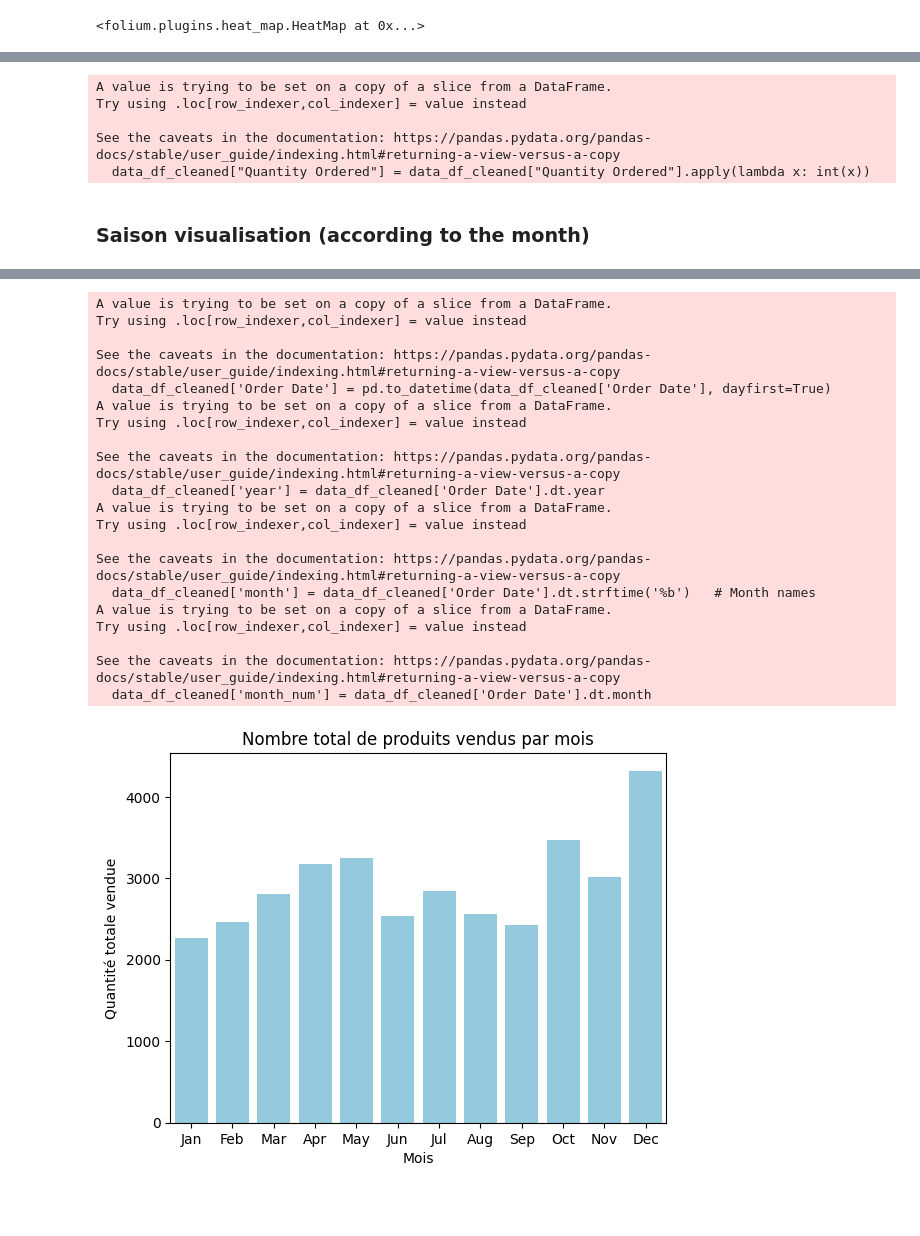
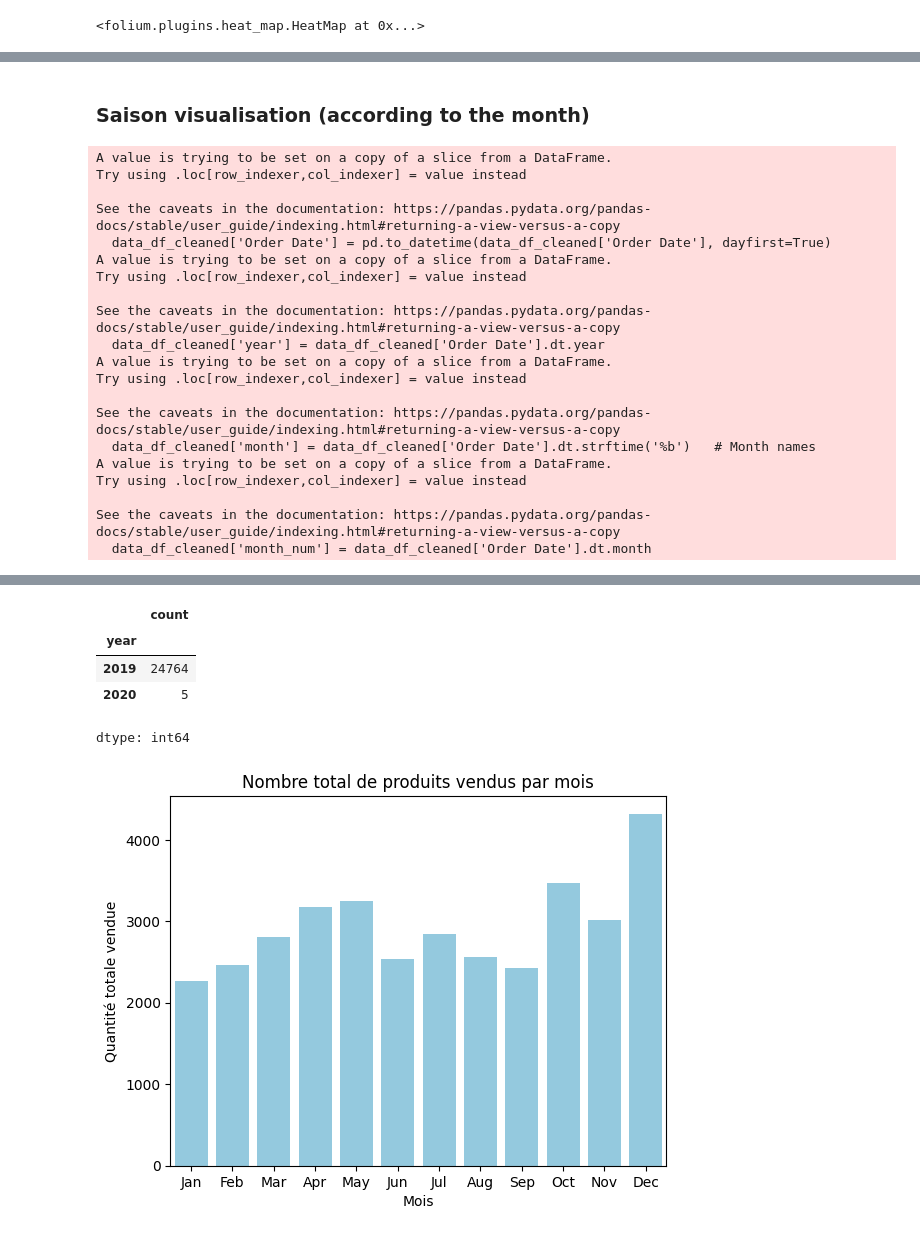
Before and after one commit to FanirintsoaHarijaona/Prediction-stock-product, a Jupyter notebook: Prediction_produit.ipynb, the cells around one changed output, grey strips where cells are left out. Saved outputs shown, nothing was run; the diff lists cells and outputs as text; code cells hidden in the pictures; blank space fills up the shorter version.

```diff
--- a/Prediction_produit.ipynb
+++ b/Prediction_produit.ipynb
@@ -228,13 +290,31 @@ data_df_cleaned["Year"] = data_df_cleaned["Order Date"]
-# %%
-data_df_cleaned["Quantity Ordered"] = data_df_cleaned["Quantity Ordered"].apply(lambda x: int(x))
-# %% [output]
-A value is trying to be set on a copy of a slice from a DataFrame.
-Try using .loc[row_indexer,col_indexer] = value instead
-
-See the caveats in the documentation: https://pandas.pydata.org/pandas-docs/stable/user_guide/indexing.html#returning-a-view-versus-a-copy
-  data_df_cleaned["Quantity Ordered"] = data_df_cleaned["Quantity Ordered"].apply(lambda x: int(x))
 # %% [markdown]
 ### Saison visualisation (according to the month)
+# %%
+data_df_cleaned['Order Date'] = pd.to_datetime(data_df_cleaned['Order Date'], dayfirst=True)
+data_df_cleaned['year'] = data_df_cleaned['Order Date'].dt.year
+data_df_cleaned['month'] = data_df_cleaned['Order Date'].dt.strftime('%b')   # Month names
+data_df_cleaned['month_num'] = data_df_cleaned['Order Date'].dt.month
+# %% [output]
+A value is trying to be set on a copy of a slice from a DataFrame.
+Try using .loc[row_indexer,col_indexer] = value instead
+
+See the caveats in the documentation: https://pandas.pydata.org/pandas-docs/stable/user_guide/indexing.html#returning-a-view-versus-a-copy
+  data_df_cleaned['Order Date'] = pd.to_datetime(data_df_cleaned['Order Date'], dayfirst=True)
+A value is trying to be set on a copy of a slice from a DataFrame.
+Try using .loc[row_indexer,col_indexer] = value instead
+
+See the caveats in the documentation: https://pandas.pydata.org/pandas-docs/stable/user_guide/indexing.html#returning-a-view-versus-a-copy
+  data_df_cleaned['year'] = data_df_cleaned['Order Date'].dt.year
+A value is trying to be set on a copy of a slice from a DataFrame.
+Try using .loc[row_indexer,col_indexer] = value instead
+
+See the caveats in the documentation: https://pandas.pydata.org/pandas-docs/stable/user_guide/indexing.html#returning-a-view-versus-a-copy
+  data_df_cleaned['month'] = data_df_cleaned['Order Date'].dt.strftime('%b')   # Month names
+A value is trying to be set on a copy of a slice from a DataFrame.
+Try using .loc[row_indexer,col_indexer] = value instead
+
+See the caveats in the documentation: https://pandas.pydata.org/pandas-docs/stable/user_guide/indexing.html#returning-a-view-versus-a-copy
+  data_df_cleaned['month_num'] = data_df_cleaned['Order Date'].dt.month
 # %%
 data_df_cleaned.head()
 # %% [output]
@@ -244,32 +324,14 @@ data_df_cleaned.head()
 | 32 | 176586 | AAA Batteries (4-pack) | 2 | 2.99 | 2019-10-04 17:00:00 | 365 Center St, San Francisco, CA ... | San Francisco | ( CA) | ... |
 | 45 | 176598 | AAA Batteries (4-pack) | 2 | 2.99 | 2019-04-21 20:33:00 | 294 Park St, San Francisco, CA 94016 | San Francisco | ( CA) | ... |
 | 54 | 176607 | AAA Batteries (4-pack) | 2 | 2.99 | 2019-04-18 12:11:00 | 689 10th St, Boston, MA 02215 | Boston | ( MA) | ... |
-# %%
-data_df_cleaned['Order Date'] = pd.to_datetime(data_df_cleaned['Order Date'], dayfirst=True)
-data_df_cleaned['year'] = data_df_cleaned['Order Date'].dt.year
-data_df_cleaned['month'] = data_df_cleaned['Order Date'].dt.strftime('%b')   # Month names
-data_df_cleaned['month_num'] = data_df_cleaned['Order Date'].dt.month
-# %% [output]
-A value is trying to be set on a copy of a slice from a DataFrame.
-Try using .loc[row_indexer,col_indexer] = value instead
-
-See the caveats in the documentation: https://pandas.pydata.org/pandas-docs/stable/user_guide/indexing.html#returning-a-view-versus-a-copy
-  data_df_cleaned['Order Date'] = pd.to_datetime(data_df_cleaned['Order Date'], dayfirst=True)
-A value is trying to be set on a copy of a slice from a DataFrame.
-Try using .loc[row_indexer,col_indexer] = value instead
-
-See the caveats in the documentation: https://pandas.pydata.org/pandas-docs/stable/user_guide/indexing.html#returning-a-view-versus-a-copy
-  data_df_cleaned['year'] = data_df_cleaned['Order Date'].dt.year
-A value is trying to be set on a copy of a slice from a DataFrame.
-Try using .loc[row_indexer,col_indexer] = value instead
-
-See the caveats in the documentation: https://pandas.pydata.org/pandas-docs/stable/user_guide/indexing.html#returning-a-view-versus-a-copy
-  data_df_cleaned['month'] = data_df_cleaned['Order Date'].dt.strftime('%b')   # Month names
-A value is trying to be set on a copy of a slice from a DataFrame.
-Try using .loc[row_indexer,col_indexer] = value instead
-
-See the caveats in the documentation: https://pandas.pydata.org/pandas-docs/stable/user_guide/indexing.html#returning-a-view-versus-a-copy
-  data_df_cleaned['month_num'] = data_df_cleaned['Order Date'].dt.month
+# %%
+data_df_cleaned["year"].value_counts()
+# %% [output]
+|  | count |
+| year |  |
+| 2019 | 24764 |
+| 2020 | 5 |
+dtype: int64
 # %%
 monthly_sales = data_df_cleaned.groupby(['month_num','month'])['Quantity Ordered'].sum().reset_index()
 monthly_sales = monthly_sales.sort_values('month_num')
```
Also changed, not shown: parts of 14 cells of this notebook, 4 other files.
